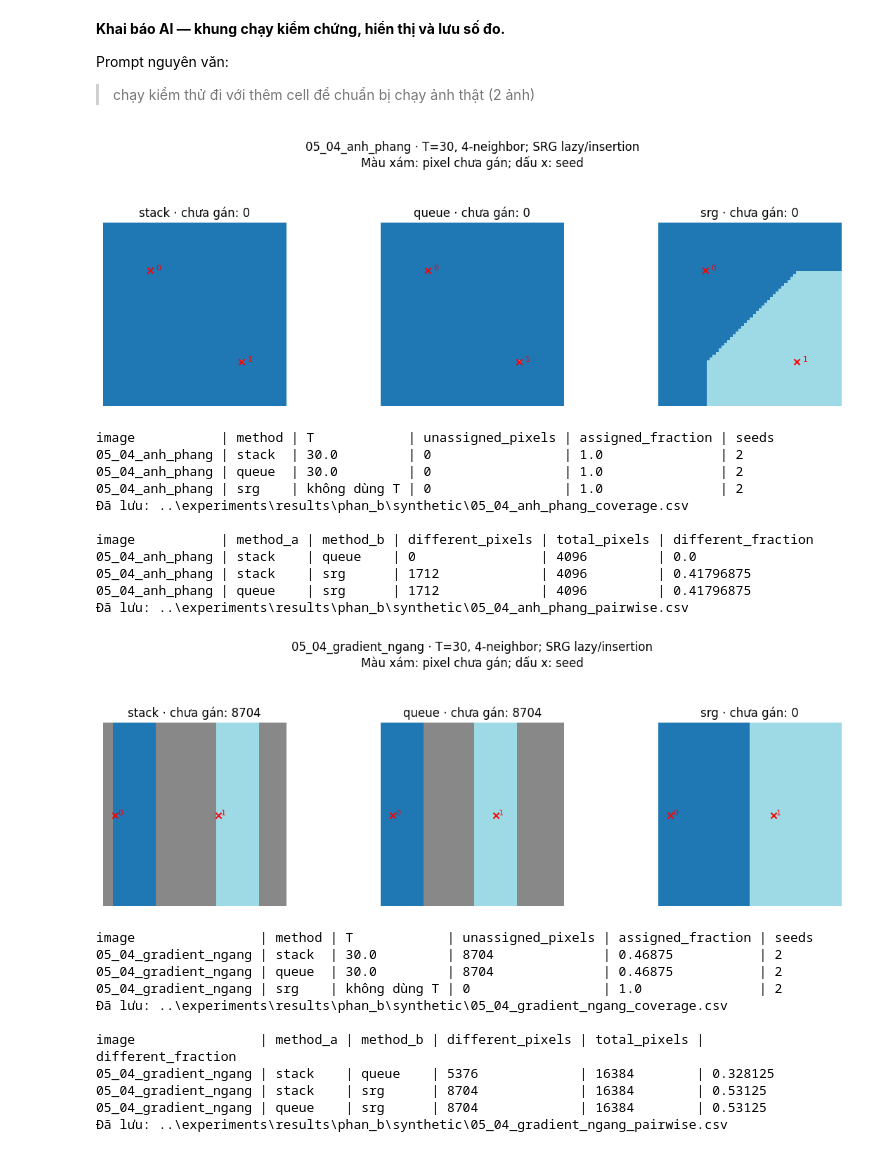
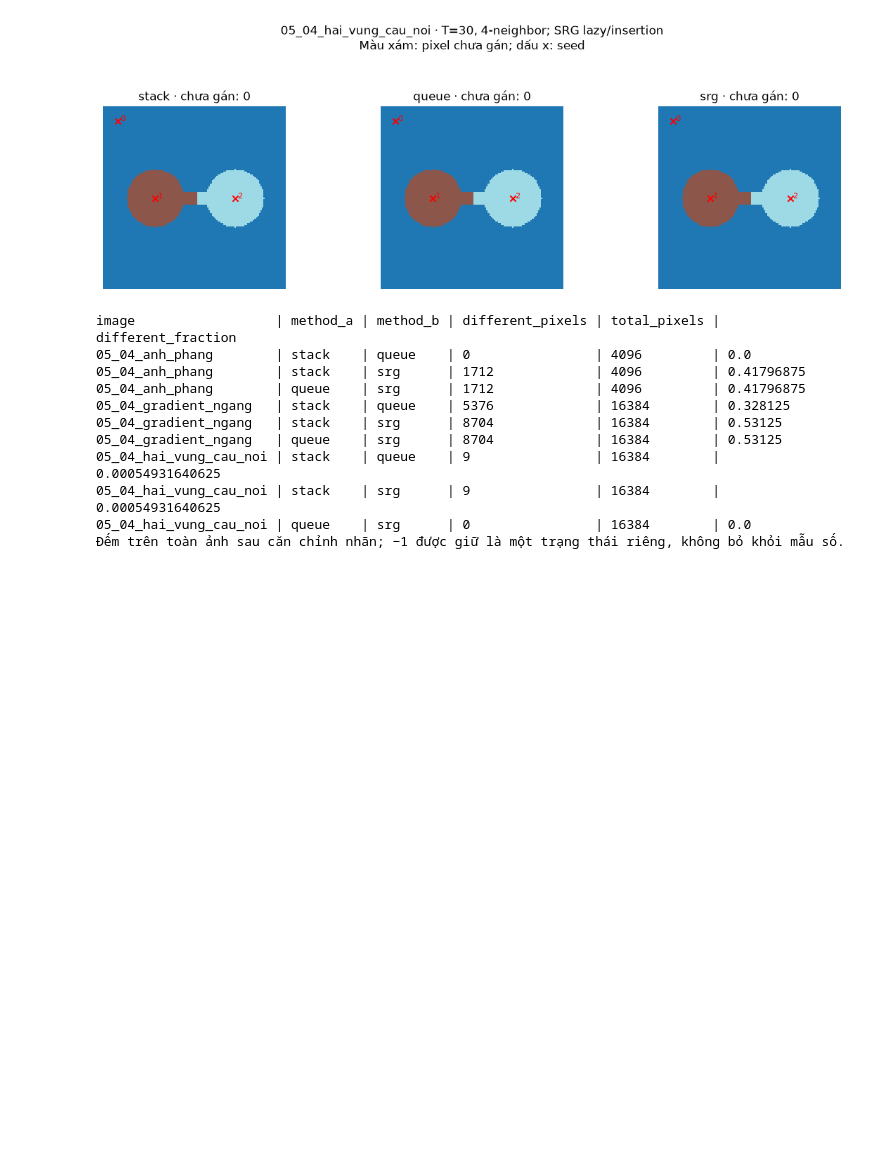
Before and after one commit to t-minhquan/Computer-Vision_Lab2, a Jupyter notebook: notebooks/phan_b_phan_vung_anh.ipynb, the cells around one changed output. Saved outputs shown, nothing was run; the diff lists cells and outputs as text; code cells hidden in the pictures; blank space fills up the shorter version.

```diff
--- a/notebooks/phan_b_phan_vung_anh.ipynb
+++ b/notebooks/phan_b_phan_vung_anh.ipynb
@@ -427,26 +348,28 @@ b_test_seeds = {
 }
 
 
-def b_write_table(path, columns, rows):
+def b_write_table(path, columns, rows, show=True):
     path = Path(path)
     path.parent.mkdir(parents=True, exist_ok=True)
     with path.open("w", encoding="utf-8-sig", newline="") as stream:
         writer = csv.writer(stream)
         writer.writerow(columns)
         writer.writerows(rows)
+    if not show:
+        return
     text_rows = [[str(value) for value in row] for row in [columns, *rows]]
     widths = [max(len(row[i]) for row in text_rows) for i in range(len(columns))]
     for row in text_rows:
         print(" | ".join(value.ljust(width) for value, width in zip(row, widths)))
-    print(f"Đã lưu: {path}\n")
 
 
-def b_save_figure(figure, path):
+def b_save_figure(figure, path, show=True):
     path = Path(path)
     path.parent.mkdir(parents=True, exist_ok=True)
     figure.tight_layout(rect=(0, 0, 1, 0.88), h_pad=3.0)
     figure.savefig(path, dpi=140, bbox_inches="tight")
-    plt.show()
+    if show:
+        plt.show()
     plt.close(figure)
 
 
@@ -474,7 +397,8 @@ def b_align_labels(labels, original_seeds):
     return aligned
 
 
-def b_compare_methods(image, seeds, T, output_dir, name, srg_labels=None):
+def b_compare_methods(image, seeds, T, output_dir, name, srg_labels=None,
+                      show_figure=True, show_tables=True):
     image, seeds = _b_inputs(image, seeds)
     if srg_labels is None:
         np.random.seed(b_rng_seed)
@@ -492,15 +416,15 @@ def b_compare_methods(image, seeds, T, output_dir, name, srg_labels=None):
         metrics.append([name, method, T if method != "srg" else "không dùng T",
                         int((value < 0).sum()), float(np.mean(value >= 0)), len(seeds)])
     figure.suptitle(f"{name} · T={T:g}, 4-neighbor; SRG lazy/insertion\nMàu xám: pixel chưa gán; dấu x: seed")
-    b_save_figure(figure, Path(output_dir) / f"{name}_methods.png")
+    b_save_figure(figure, Path(output_dir) / f"{name}_methods.png", show=show_figure)
     pairs = []
     for first, second in [("stack", "queue"), ("stack", "srg"), ("queue", "srg")]:
         count = int(np.count_nonzero(labels[first] != labels[second]))
         pairs.append([name, first, second, count, image.size, count / image.size])
     b_write_table(Path(output_dir) / f"{name}_coverage.csv",
-                  ["image", "method", "T", "unassigned_pixels", "assigned_fraction", "seeds"], metrics)
+                  ["image", "method", "T", "unassigned_pixels", "assigned_fraction", "seeds"], metrics, show=show_tables)
     b_write_table(Path(output_dir) / f"{name}_pairwise.csv",
-                  ["image", "method_a", "method_b", "different_pixels", "total_pixels", "different_fraction"], pairs)
+                  ["image", "method_a", "method_b", "different_pixels", "total_pixels", "different_fraction"], pairs, show=show_tables)
     return {"labels": labels, "metrics": metrics, "pairwise": pairs}
 
 
@@ -510,10 +434,10 @@ b_write_table(b_result_dir / "run_metadata.csv", ["field", "value"], [
     ["opencv", cv2.__version__], ["platform", platform.platform()],
     ["rng_seed", b_rng_seed], ["connectivity", 4], ["T_classic", b_test_T],
     ["intensity_range", "0..255"], ["who", "Nhóm theo README; cấu hình và ảnh ghi trong CSV"],
-])
+], show=False)
 b_write_table(b_result_dir / "synthetic_seeds.csv", ["image", "region", "row", "col"],
               [[name, region, int(row), int(col)] for name, seeds in b_test_seeds.items()
-               for region, (row, col) in enumerate(seeds)])
+               for region, (row, col) in enumerate(seeds)], show=False)
 b_base = {}
 for b_name, b_image in b_images.items():
     np.random.seed(b_rng_seed)
@@ -646,7 +522,7 @@ for b_name, b_image in b_images.items():
         b_axis_row[2].set_axis_off()
     b_figure.suptitle(b_name)
     b_figure.tight_layout()
-    b_save_figure(b_figure, b_result_dir / f"05_03_order_{b_name}.png")
+    b_save_figure(b_figure, b_result_dir / f"05_03_order_{b_name}.png", show=b_name == "anh_phang")
 b_write_table(b_result_dir / "05_03_seed_order.csv",
               ["image", "tie", "different_pixels", "total_pixels", "different_fraction"], b_order_rows)
 print("raster đạt bất biến sau căn chỉnh trên các ảnh đã chạy. insertion có thể đổi vùng khi hòa; bảng ghi cả kết quả bằng 0.")
@@ -677,42 +545,25 @@ Cùng ảnh, seeds và miền [0,255]; Region Growing T=30, SRG lazy/insertion,
-# %% [markdown]
-**Khai báo AI — khung chạy kiểm chứng, hiển thị và lưu số đo.**
-
-Prompt nguyên văn:
-
-> chạy kiểm thử đi với thêm cell để chuẩn bị chạy ảnh thật (2 ảnh)
 # %%
 b_method_results = {}
 b_pairwise_rows = []
 for b_name, b_image in b_images.items():
     b_method_results[b_name] = b_compare_methods(
         b_image, b_test_seeds[b_name], b_test_T, b_result_dir,
-        "05_04_" + b_name, srg_labels=b_base[b_name][0])
+        "05_04_" + b_name, srg_labels=b_base[b_name][0],
+        show_figure=b_name == "hai_vung_cau_noi", show_tables=False)
     b_pairwise_rows.extend(b_method_results[b_name]["pairwise"])
 b_write_table(b_result_dir / "05_04_all_pairwise.csv",
               ["image", "method_a", "method_b", "different_pixels", "total_pixels", "different_fraction"], b_pairwise_rows)
 print("Đếm trên toàn ảnh sau căn chỉnh nhãn; −1 được giữ là một trạng thái riêng, không bỏ khỏi mẫu số.")
 # %% [output]
-[figure, old version]
+[figure, new version]
-image           | method | T            | unassigned_pixels | assigned_fraction | seeds
-05_04_anh_phang | stack  | 30.0         | 0                 | 1.0               | 2
-05_04_anh_phang | queue  | 30.0         | 0                 | 1.0               | 2
-05_04_anh_phang | srg    | không dùng T | 0                 | 1.0               | 2
-Đã lưu: ..\experiments\results\phan_b\synthetic\05_04_anh_phang_coverage.csv
-
-image           | method_a | method_b | different_pixels | total_pixels | different_fraction
-05_04_anh_phang | stack    | queue    | 0                | 4096         | 0.0
-05_04_anh_phang | stack    | srg      | 1712             | 4096         | 0.41796875
-05_04_anh_phang | queue    | srg      | 1712             | 4096         | 0.41796875
-Đã lưu: ..\experiments\results\phan_b\synthetic\05_04_anh_phang_pairwise.csv
+image                  | method_a | method_b | different_pixels | total_pixels | different_fraction
+05_04_anh_phang        | stack    | queue    | 0                | 4096         | 0.0
+05_04_anh_phang        | stack    | srg      | 1712             | 4096         | 0.41796875
+05_04_anh_phang        | queue    | srg      | 1712             | 4096         | 0.41796875
+05_04_gradient_ngang   | stack    | queue    | 5376             | 16384        | 0.328125
+05_04_gradient_ngang   | stack    | srg      | 8704             | 16384        | 0.53125
+05_04_gradient_ngang   | queue    | srg      | 8704             | 16384        | 0.53125
+05_04_hai_vung_cau_noi | stack    | queue    | 9                | 16384        | 0.00054931640625
+05_04_hai_vung_cau_noi | stack    | srg      | 9                | 16384        | 0.00054931640625
+05_04_hai_vung_cau_noi | queue    | srg      | 0                | 16384        | 0.0
+Đếm trên toàn ảnh sau căn chỉnh nhãn; −1 được giữ là một trạng thái riêng, không bỏ khỏi mẫu số.
-[figure, removed]
-image                | method | T            | unassigned_pixels | assigned_fraction | seeds
-05_04_gradient_ngang | stack  | 30.0         | 8704              | 0.46875           | 2
-05_04_gradient_ngang | queue  | 30.0         | 8704              | 0.46875           | 2
-05_04_gradient_ngang | srg    | không dùng T | 0                 | 1.0               | 2
-Đã lưu: ..\experiments\results\phan_b\synthetic\05_04_gradient_ngang_coverage.csv
-
-image                | method_a | method_b | different_pixels | total_pixels | different_fraction
-05_04_gradient_ngang | stack    | queue    | 5376             | 16384        | 0.328125
-05_04_gradient_ngang | stack    | srg      | 8704             | 16384        | 0.53125
-05_04_gradient_ngang | queue    | srg      | 8704             | 16384        | 0.53125
-Đã lưu: ..\experiments\results\phan_b\synthetic\05_04_gradient_ngang_pairwise.csv
```
Also changed, not shown: parts of 56 cells of this notebook, 48 other files.
